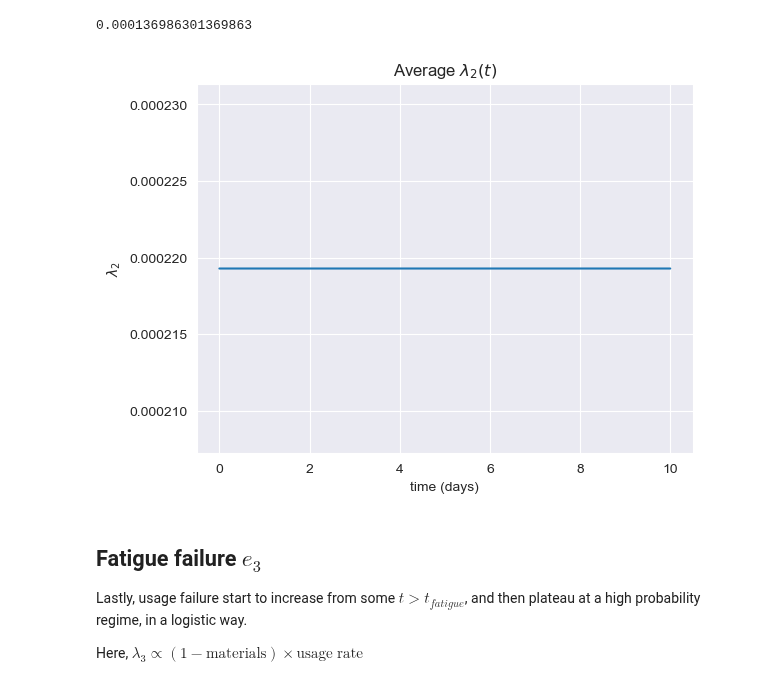
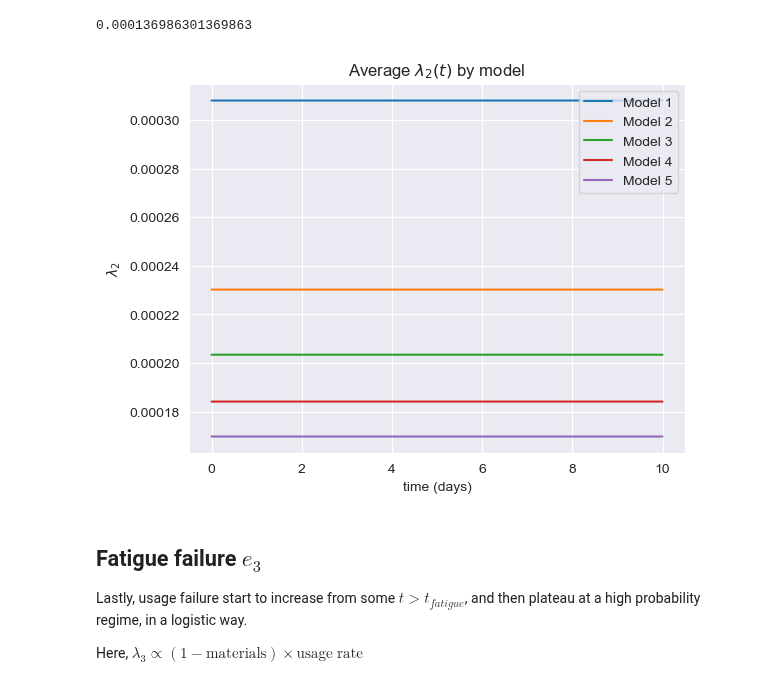
Before and after one commit to soda-inria/survival-analysis-benchmark, a Jupyter notebook: notebooks/truck_dataset.ipynb, the cells around one changed output. Saved outputs shown, nothing was run; the diff lists cells and outputs as text; code cells hidden in the pictures.

```diff
--- a/notebooks/truck_dataset.ipynb
+++ b/notebooks/truck_dataset.ipynb
@@ -90,5 +90,5 @@ ax.set_title("Assembly quality");
 # %%
-df["brand"] = pd.Series(["R"] * (N//2) + ["C"] * (N//2))
+df["brand"] = pd.Series(["Robusta"] * (N//2) + ["Cheapz"] * (N//2))
 
 assembly_quality = np.hstack([
     np.full(shape=N//2, fill_value=q_r),
@@ -214,7 +214,7 @@ ax.set_title("Usage rate");
 # %%
 df["usage_rate"] = usage_rate
 # %%
-df = df.sample(frac=1)
+#df = df.sample(frac=1)
 df.head()
 # %% [output]
 |  | driver_skills | brand | assembly_quality | model_id | ux | materials | usage_rate |
@@ -301,7 +301,7 @@ We create a time vector spanning 10 years, binned for each day. We also scale th
 # %%
 t = np.linspace(0, total_years, total_days)
 hazards_1 = np.vstack([
-    weibull_min.pdf(2*t, 1, loc=0, scale=l) / 800
+    weibull_min.pdf(2*t, 1, loc=0, scale=1) / (800 * l)
     for l in df["e_1_s"].values
 ])
 
@@ -319,9 +319,15 @@ plt.legend();
 # %%
+brands = df["brand"].unique()
+
 fig, ax = plt.subplots()
-ax.plot(t, hazards_1.mean(axis=0))
+for brand in brands:
+    mask_brand = df["brand"] == brand
+    mean_hazards = hazards_1[mask_brand].mean(axis=0)
+    ax.plot(t, mean_hazards, label=brand)
 ax.set(
-    title="Average $\lambda_1(t)$ hazard",
+    title="Average $\lambda_1(t)$ hazard by brand",
     xlabel="time (years)",
     ylabel="$\lambda_1$",
-);
+)
+plt.legend();
 # %% [output]
@@ -352,15 +358,21 @@ hazards_2 = np.vstack([
     for e_2_coeff_ in e_2_coeff
 ])
 # %%
+models = sorted(df["model_id"].unique())
+
 fig, ax = plt.subplots()
-ax.plot(t, hazards_2.mean(axis=0))
+for model in models:
+    mask_model = df["model_id"] == model
+    mean_hazards = hazards_2[mask_model].mean(axis=0)
+    ax.plot(t, mean_hazards, label=model)
 ax.set(
-    title="Average $\lambda_2(t)$",
+    title="Average $\lambda_2(t)$ by model",
     xlabel="time (days)",
     ylabel="$\lambda_2$",
-);
+)
+plt.legend();
 # %% [output]
-[figure, old version]
+[figure, new version]
 # %% [markdown]
 ## Fatigue failure $e_3$
 
```
Also changed, not shown: parts of 36 cells of this notebook, 5 other files.
